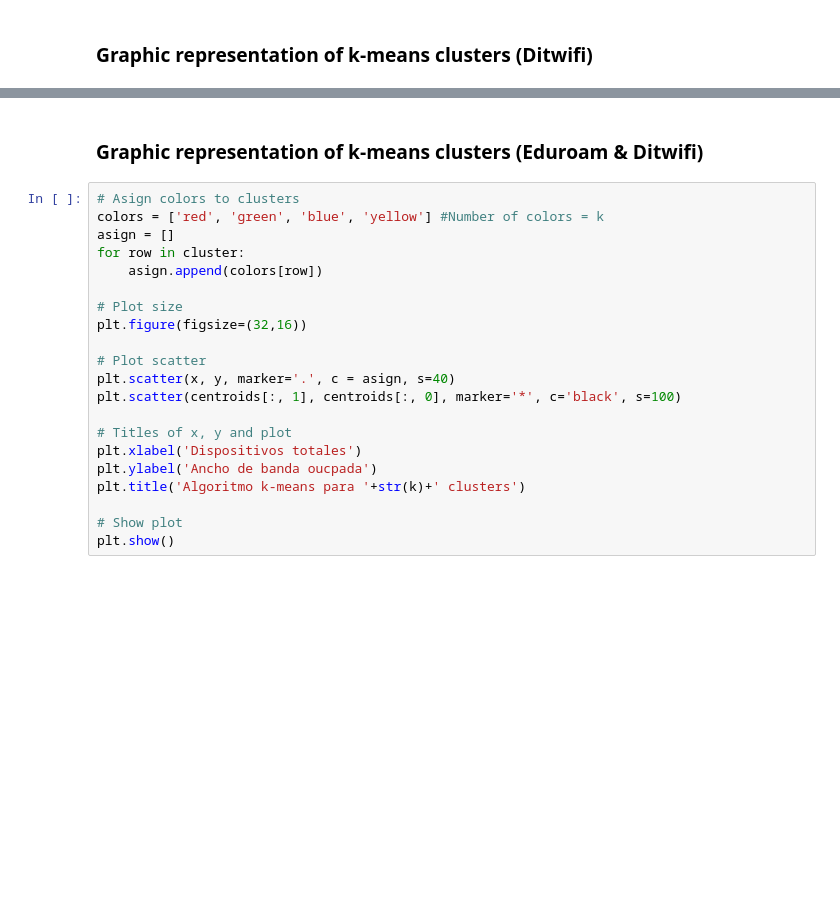
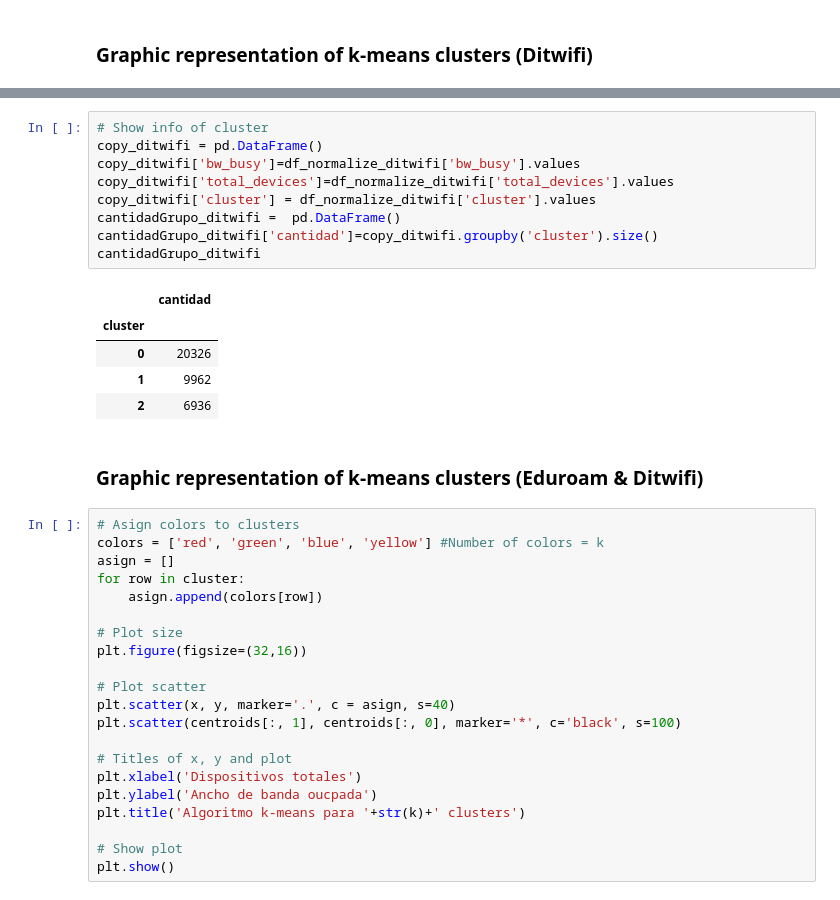
Before and after one commit to alvaroanua/TFG, a Jupyter notebook: Kmean/KMEAN_Dublin_Manianas.ipynb, the cells around one changed output, grey strips where cells are left out. Saved outputs shown, nothing was run; the diff lists cells and outputs as text; blank space fills up the shorter version.

```diff
--- a/Kmean/KMEAN_Dublin_Manianas.ipynb
+++ b/Kmean/KMEAN_Dublin_Manianas.ipynb
@@ -497,3 +512,18 @@ plt.show()
+# %%
+# Show info of cluster
+copy_ditwifi = pd.DataFrame()
+copy_ditwifi['bw_busy']=df_normalize_ditwifi['bw_busy'].values
+copy_ditwifi['total_devices']=df_normalize_ditwifi['total_devices'].values
+copy_ditwifi['cluster'] = df_normalize_ditwifi['cluster'].values
+cantidadGrupo_ditwifi =  pd.DataFrame()
+cantidadGrupo_ditwifi['cantidad']=copy_ditwifi.groupby('cluster').size()
+cantidadGrupo_ditwifi
+# %% [output]
+|  | cantidad |
+| cluster |  |
+| 0 | 20326 |
+| 1 | 9962 |
+| 2 | 6936 |
 # %% [markdown]
 ### Graphic representation of k-means clusters (Eduroam & Ditwifi)
 # %%
```
Also changed, not shown: parts of 5 cells of this notebook, 2 other files.
